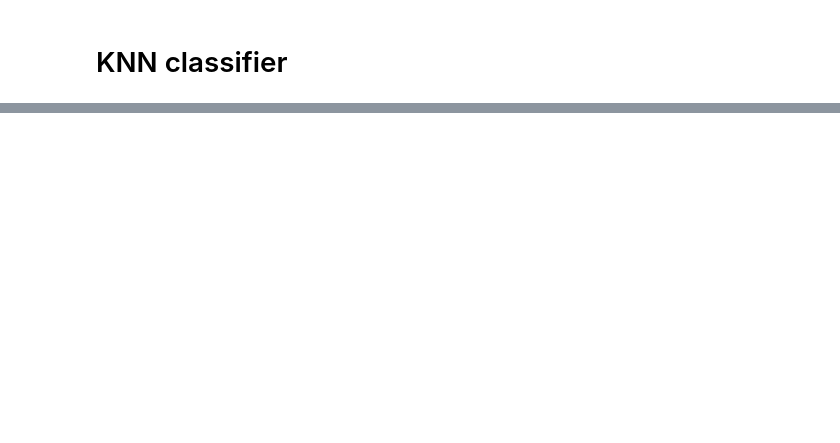
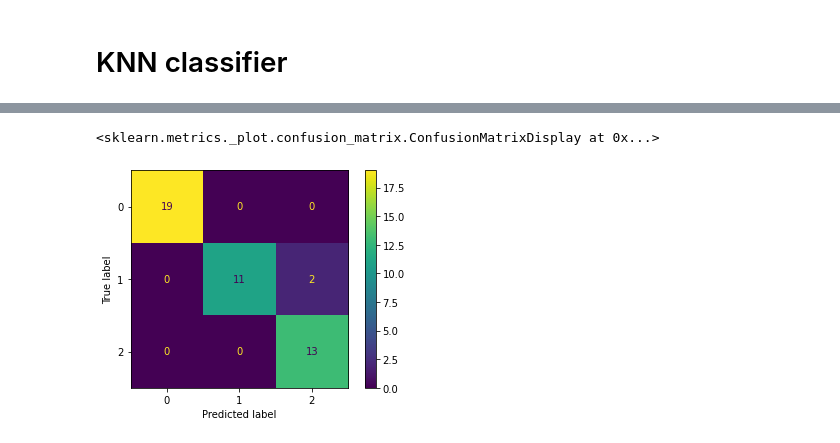
Before and after one commit to Filip-ZL/MPA-MLF, a Jupyter notebook: 04_labs/Copy_of_MPA_MLF_PCA_2_students.ipynb, the cells around one changed output, grey strips where cells are left out. Saved outputs shown, nothing was run; the diff lists cells and outputs as text; code cells hidden in the pictures; blank space fills up the shorter version.

```diff
--- a/04_labs/Copy_of_MPA_MLF_PCA_2_students.ipynb
+++ b/04_labs/Copy_of_MPA_MLF_PCA_2_students.ipynb
@@ -134,0 +151,19 @@ AttributeError: type object 'ConfusionMatrixDisplay' has no attribute 'from_pred
+# %%
+# Now do the same, but use only 2-dimensional data of original X (first two columns)
+from sklearn.neighbors import KNeighborsClassifier
+from sklearn.model_selection import train_test_split
+
+X_train, X_test, y_train, y_test = train_test_split(Xpca[:, :2], y, test_size=.3, random_state=42)
+
+knn1=KNeighborsClassifier(n_neighbors = 3)
+knn1.fit(X_train,y_train)
+Ypred=knn1.predict(X_test)
+# Import and show confusion matrix
+
+from sklearn.metrics import confusion_matrix
+from sklearn.metrics import ConfusionMatrixDisplay
+cm = confusion_matrix(y_test, Ypred)
+ConfusionMatrixDisplay.from_predictions(y_test, Ypred)
+# %% [output]
+<sklearn.metrics._plot.confusion_matrix.ConfusionMatrixDisplay at 0x...>
+[figure, added]
```
Also changed, not shown: parts of 6 cells of this notebook.
